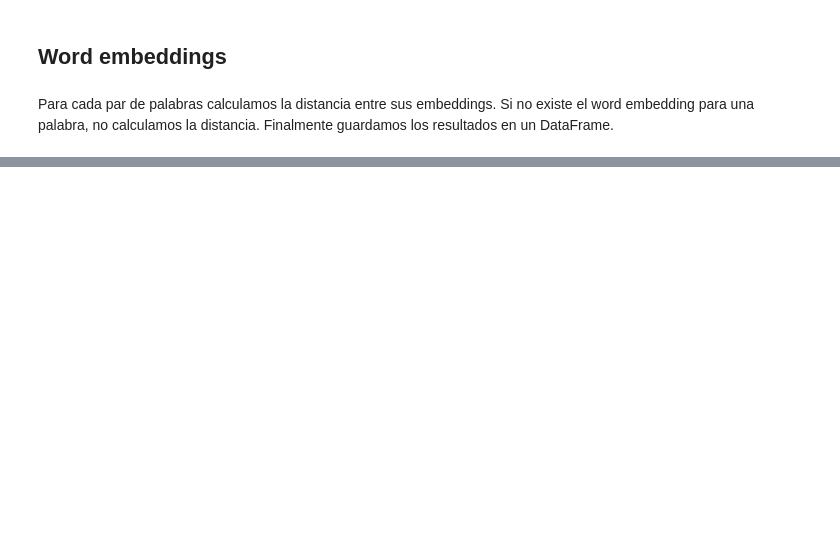
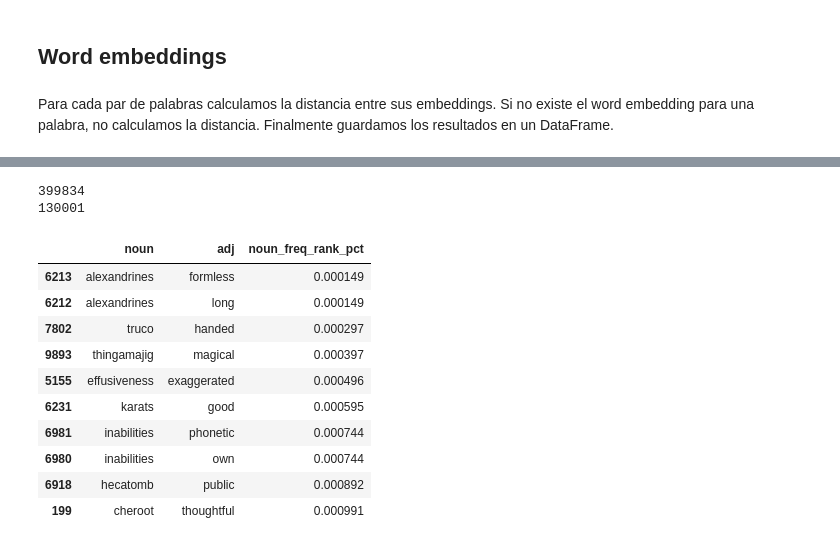
Before and after one commit to ftvalentini/misc-notebooks, a Jupyter notebook: borges_hipalages.ipynb, the cells around one changed output, grey strips where cells are left out. Drawn from its saved outputs; the diff is of its cells as text; code cells hidden in the pictures; blank space fills up the shorter version.

```diff
--- a/borges_hipalages.ipynb
+++ b/borges_hipalages.ipynb
@@ -257,12 +228,0 @@ def avg_distance_most_similar(word, tipo='ADJ', n=5, nsim=2000):
-# %%
-%%time
-# avg distance to adj/noun
-deps_df[['noun_closest_adjs','noun_avg_dist_adjs']] = \
-    deps_df.apply(lambda x: pd.Series(avg_distance_most_similar(x['noun'], tipo='ADJ', n=5)), axis=1)
-deps_df[['adj_closest_nouns','adj_avg_dist_nouns']] = \
-    deps_df.apply(lambda x: pd.Series(avg_distance_most_similar(x['adj'], tipo='NOUN', n=5)), axis=1)
-# avg distance to any word
-deps_df[['noun_closest_words','noun_avg_dist_words']] = \
-    deps_df.apply(lambda x: pd.Series(avg_distance_most_similar(x['noun'], tipo='ALL', n=20)), axis=1)
-deps_df[['adj_closest_words','adj_avg_dist_words']] = \
-    deps_df.apply(lambda x: pd.Series(avg_distance_most_similar(x['adj'], tipo='ALL', n=20)), axis=1)
@@ -274,5 +228,0 @@ pensar como combinar los denominadores (media, max?)*
-# %%
-deps_df['ranking_noun_adjs'] = deps_df['dist'] / deps_df['noun_avg_dist_adjs']
-deps_df['ranking_adj_nouns'] = deps_df['dist'] / deps_df['adj_avg_dist_nouns']
-deps_df['ranking_noun_words'] = deps_df['dist'] / deps_df['noun_avg_dist_words']
-deps_df['ranking_adj_words'] = deps_df['dist'] / deps_df['adj_avg_dist_words']
@@ -281,6 +228,0 @@ deps_df['ranking_adj_words'] = deps_df['dist'] / deps_df['adj_avg_dist_words']
-# %%
-deps_df.sort_values(by=['ratio_head'], inplace=True, ascending=False)
-df_top = deps_df.head(20).copy()
-df_top['sentence'] = df_top['sent_idx'].apply(lambda x: docs.sentences[x].text)
-df_bottom = deps_df.tail(20).copy()
-df_bottom['sentence'] = df_bottom['sent_idx'].apply(lambda x: docs.sentences[x].text)
@@ -367,0 +233,28 @@ print(deps[:5])
+# %%
+print(word_vectors.vocab['house'].count)
+print(word_vectors.vocab['schismatics'].count)
+# %% [output]
+399834
+130001
+# %%
+# ranking as is
+deps_df["noun_freq_rank"] = deps_df["noun"].apply(lambda x: word_vectors.vocab[x].count)
+deps_df["adj_freq_rank"] = deps_df["adj"].apply(lambda x: word_vectors.vocab[x].count)
+# ranking as percentile
+deps_df["noun_freq_rank_pct"] = deps_df["noun_freq_rank"].rank(pct=True)
+deps_df["adj_freq_rank_pct"] =  deps_df["adj_freq_rank"].rank(pct=True)
+# %%
+deps_df[['noun','adj','noun_freq_rank_pct']].sort_values(by='noun_freq_rank_pct' \
+    , ascending=True).head(10)
+# %% [output]
+|  | noun | adj | noun_freq_rank_pct |
+| 6213 | alexandrines | formless | 0.000149 |
+| 6212 | alexandrines | long | 0.000149 |
+| 7802 | truco | handed | 0.000297 |
+| 9893 | thingamajig | magical | 0.000397 |
+| 5155 | effusiveness | exaggerated | 0.000496 |
+| 6231 | karats | good | 0.000595 |
+| 6981 | inabilities | phonetic | 0.000744 |
+| 6980 | inabilities | own | 0.000744 |
+| 6918 | hecatomb | public | 0.000892 |
+| 199 | cheroot | thoughtful | 0.000991 |
```
Also changed, not shown: parts of 30 cells of this notebook.
